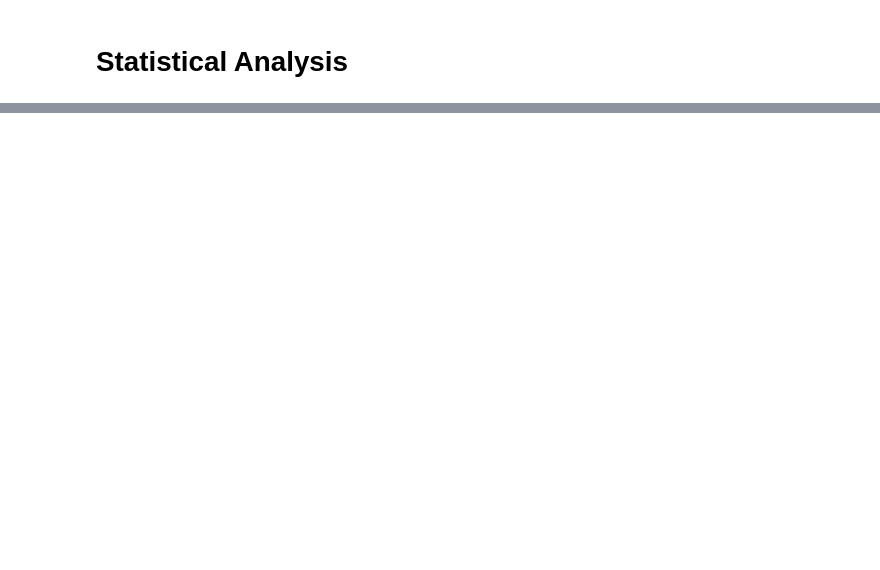
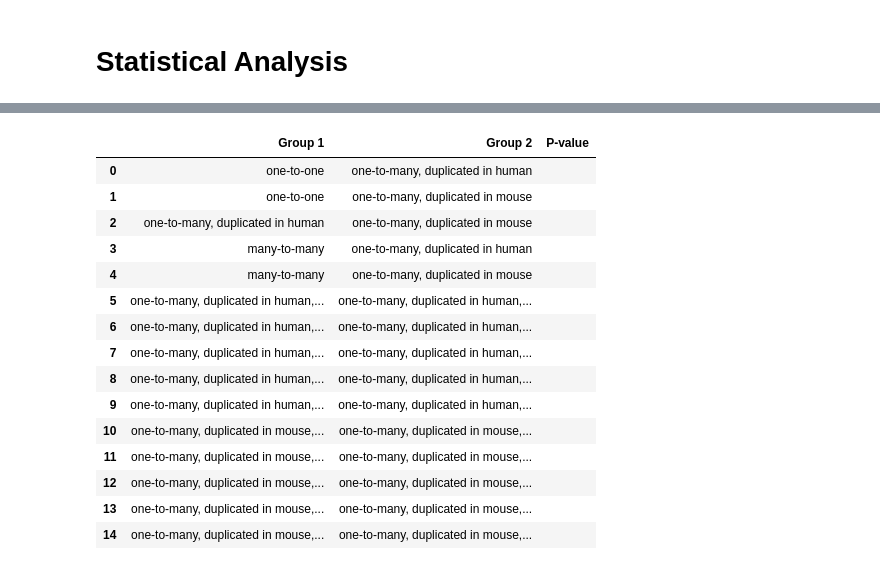
Before and after one commit to AndrewH72/Gene-Duplication, a Jupyter notebook: scripts/dataAnalysis.ipynb, the cells around one changed output, grey strips where cells are left out. Drawn from its saved outputs; the diff is of its cells as text; code cells hidden in the pictures; blank space fills up the shorter version.

```diff
--- a/scripts/dataAnalysis.ipynb
+++ b/scripts/dataAnalysis.ipynb
@@ -311,0 +288,34 @@ P-Value:
+# %%
+pValueDF = pd.DataFrame({
+    "Group 1": ["one-to-one", "one-to-one",
+                "one-to-many, duplicated in human",
+                "many-to-many", "many-to-many",
+                "one-to-many, duplicated in human, GOC=0", "one-to-many, duplicated in human, GOC=25", "one-to-many, duplicated in human, GOC=50", "one-to-many, duplicated in human, GOC=75", "one-to-many, duplicated in human, GOC=0",
+                "one-to-many, duplicated in mouse, GOC=0", "one-to-many, duplicated in mouse, GOC=25", "one-to-many, duplicated in mouse, GOC=50", "one-to-many, duplicated in mouse, GOC=75", "one-to-many, duplicated in mouse, GOC=0"],
+
+    "Group 2": ["one-to-many, duplicated in human", "one-to-many, duplicated in mouse",
+                "one-to-many, duplicated in mouse",
+                "one-to-many, duplicated in human", "one-to-many, duplicated in mouse",
+                "one-to-many, duplicated in human, GOC=25", "one-to-many, duplicated in human, GOC=50", "one-to-many, duplicated in human, GOC=75", "one-to-many, duplicated in human, GOC=100", "one-to-many, duplicated in human, GOC=100",
+                "one-to-many, duplicated in mouse, GOC=25", "one-to-many, duplicated in mouse, GOC=50", "one-to-many, duplicated in mouse, GOC=75", "one-to-many, duplicated in mouse, GOC=100", "one-to-many, duplicated in mouse, GOC=100"],
+    "P-value": ""
+})
+# %%
+pValueDF
+# %% [output]
+|  | Group 1 | Group 2 | P-value |
+| 0 | one-to-one | one-to-many, duplicated in human |  |
+| 1 | one-to-one | one-to-many, duplicated in mouse |  |
+| 2 | one-to-many, duplicated in human | one-to-many, duplicated in mouse |  |
+| 3 | many-to-many | one-to-many, duplicated in human |  |
+| 4 | many-to-many | one-to-many, duplicated in mouse |  |
+| 5 | one-to-many, duplicated in human,... | one-to-many, duplicated in human,... |  |
+| 6 | one-to-many, duplicated in human,... | one-to-many, duplicated in human,... |  |
+| 7 | one-to-many, duplicated in human,... | one-to-many, duplicated in human,... |  |
+| 8 | one-to-many, duplicated in human,... | one-to-many, duplicated in human,... |  |
+| 9 | one-to-many, duplicated in human,... | one-to-many, duplicated in human,... |  |
+| 10 | one-to-many, duplicated in mouse,... | one-to-many, duplicated in mouse,... |  |
+| 11 | one-to-many, duplicated in mouse,... | one-to-many, duplicated in mouse,... |  |
+| 12 | one-to-many, duplicated in mouse,... | one-to-many, duplicated in mouse,... |  |
+| 13 | one-to-many, duplicated in mouse,... | one-to-many, duplicated in mouse,... |  |
+| 14 | one-to-many, duplicated in mouse,... | one-to-many, duplicated in mouse,... |  |
```
Also changed, not shown: parts of 19 cells of this notebook, 6 other files.
